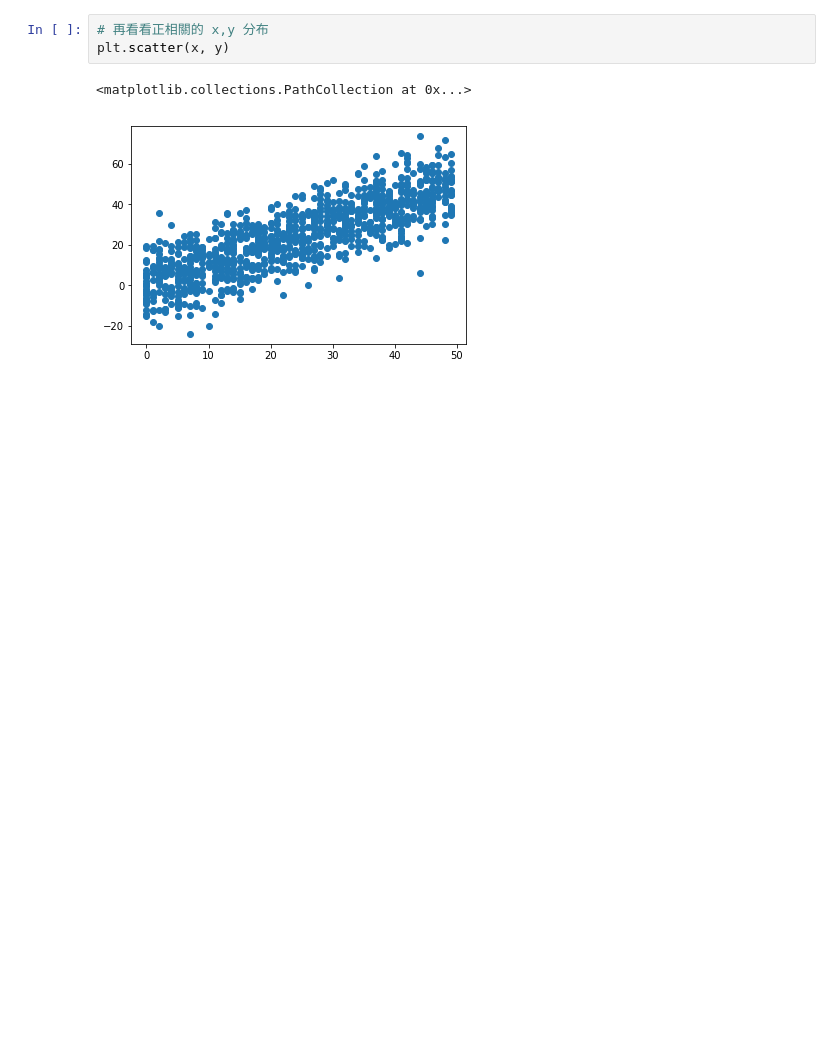
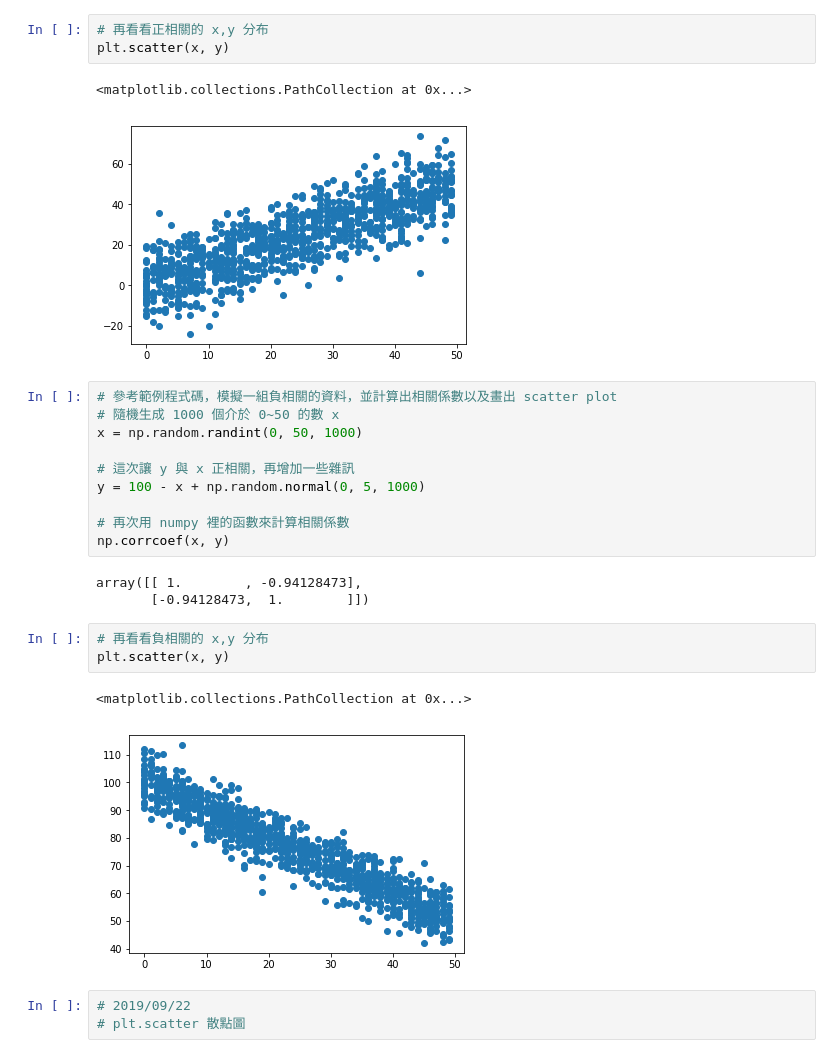
Before and after one commit to cccedith789/3rd-ML100Days, a Jupyter notebook: Day_014_HW-correlation.ipynb, the cells around one changed output. Drawn from its saved outputs; the diff is of its cells as text; blank space fills up the shorter version.

```diff
--- a/Day_014_HW-correlation.ipynb
+++ b/Day_014_HW-correlation.ipynb
@@ -54,3 +54,25 @@ plt.scatter(x, y)
 # %% [output]
 <matplotlib.collections.PathCollection at 0x...>
 [figure]
+# %%
+# 參考範例程式碼，模擬一組負相關的資料，並計算出相關係數以及畫出 scatter plot
+# 隨機生成 1000 個介於 0~50 的數 x
+x = np.random.randint(0, 50, 1000)
+
+# 這次讓 y 與 x 正相關，再增加一些雜訊
+y = 100 - x + np.random.normal(0, 5, 1000)
+
+# 再次用 numpy 裡的函數來計算相關係數
+np.corrcoef(x, y)
+# %% [output]
+array([[ 1.        , -0.94128473],
+       [-0.94128473,  1.        ]])
+# %%
+# 再看看負相關的 x,y 分布
+plt.scatter(x, y)
+# %% [output]
+<matplotlib.collections.PathCollection at 0x...>
+[figure, added]
+# %%
+# 2019/09/22
+# plt.scatter 散點圖
```
